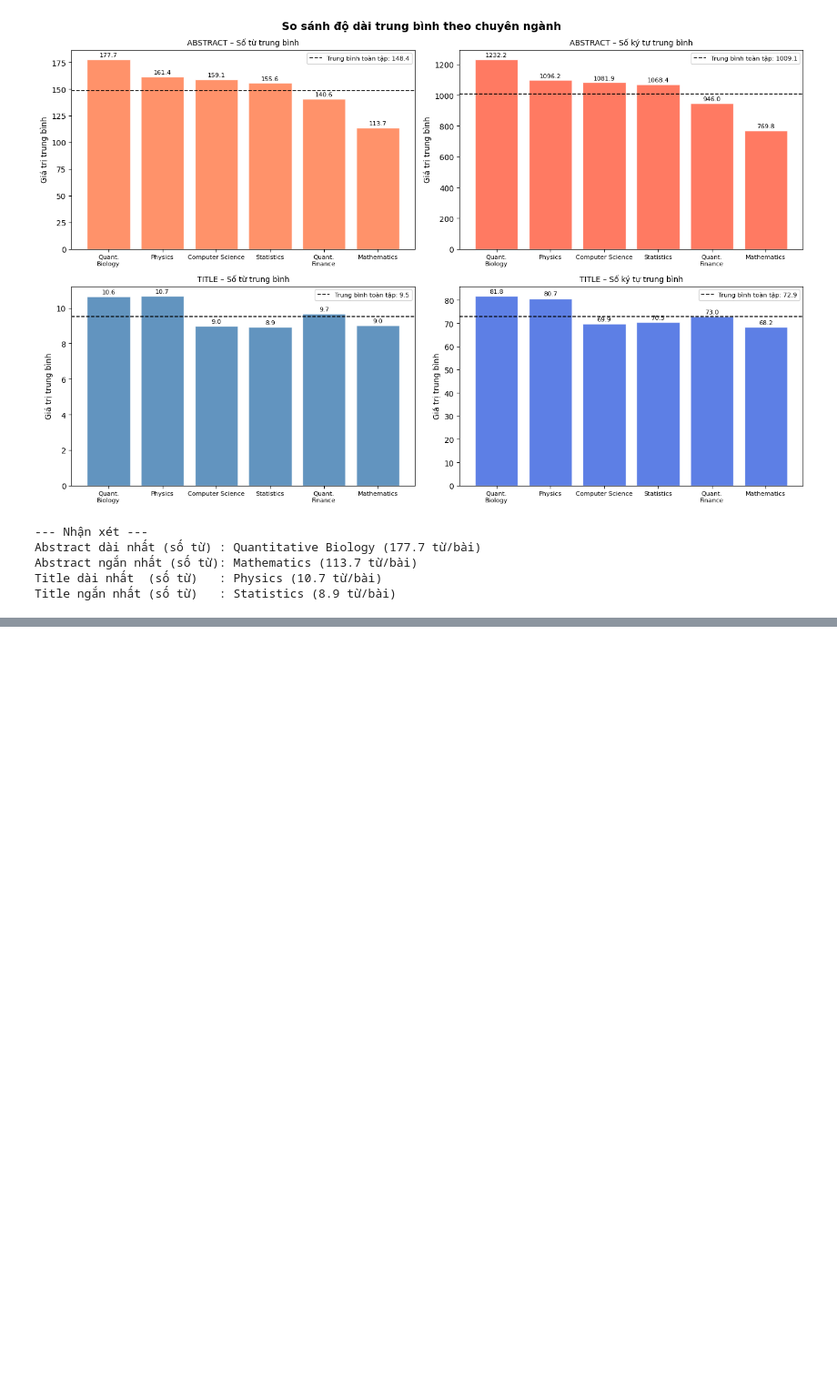
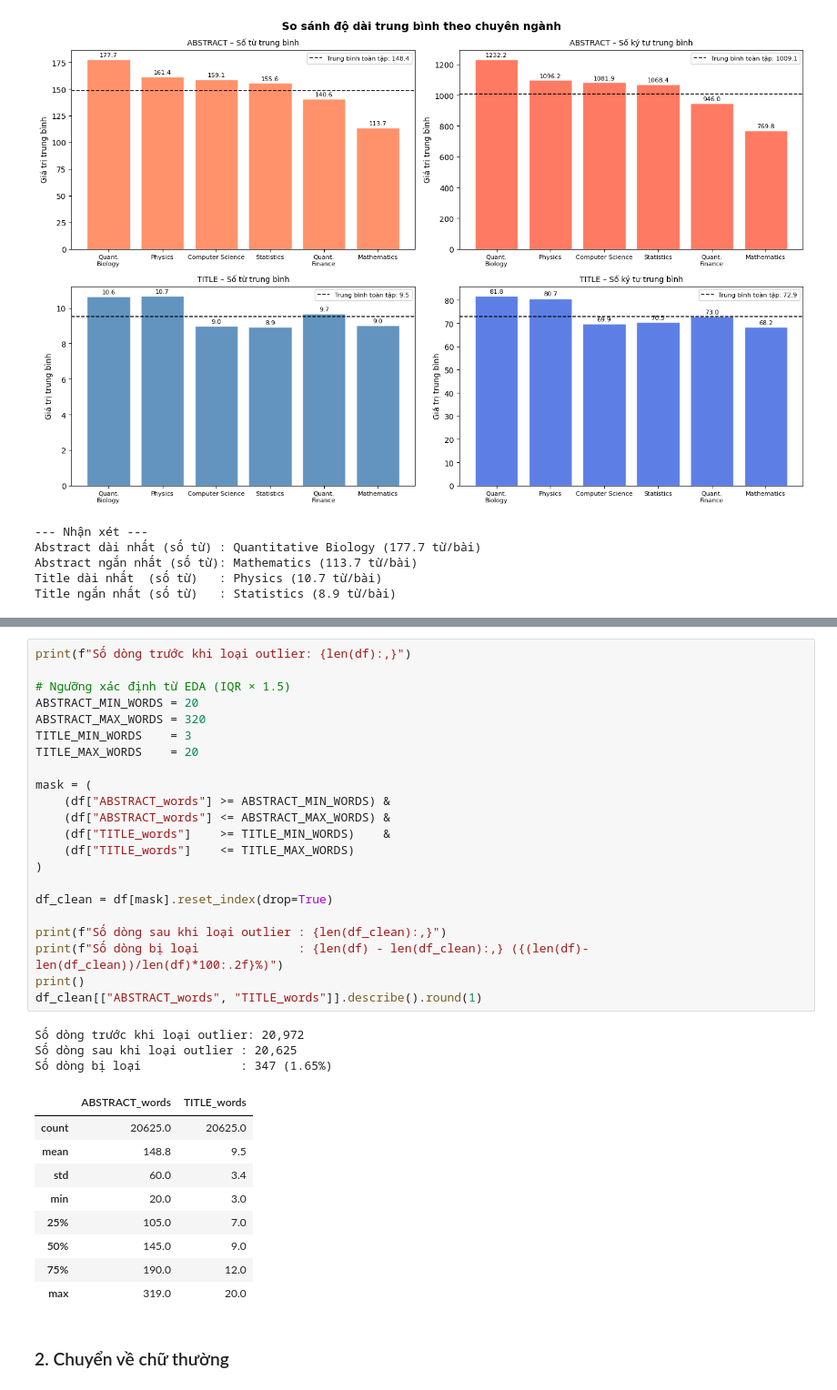
Before and after one commit to phngan05/ML-Assignment, a Jupyter notebook: notebooks/main.ipynb, the cells around one changed output, grey strips where cells are left out. Shown at 91% size. Drawn from its saved outputs; the diff is of its cells as text; blank space fills up the shorter version.

```diff
--- a/notebooks/main.ipynb
+++ b/notebooks/main.ipynb
@@ -350,0 +359,37 @@ Title ngắn nhất (số từ)   : Statistics (8.9 từ/bài)
+# %%
+print(f"Số dòng trước khi loại outlier: {len(df):,}")
+
+# Ngưỡng xác định từ EDA (IQR × 1.5)
+ABSTRACT_MIN_WORDS = 20
+ABSTRACT_MAX_WORDS = 320
+TITLE_MIN_WORDS    = 3
+TITLE_MAX_WORDS    = 20
+
+mask = (
+    (df["ABSTRACT_words"] >= ABSTRACT_MIN_WORDS) &
+    (df["ABSTRACT_words"] <= ABSTRACT_MAX_WORDS) &
+    (df["TITLE_words"]    >= TITLE_MIN_WORDS)    &
+    (df["TITLE_words"]    <= TITLE_MAX_WORDS)
+)
+
+df_clean = df[mask].reset_index(drop=True)
+
+print(f"Số dòng sau khi loại outlier : {len(df_clean):,}")
+print(f"Số dòng bị loại              : {len(df) - len(df_clean):,} ({(len(df)-len(df_clean))/len(df)*100:.2f}%)")
+print()
+df_clean[["ABSTRACT_words", "TITLE_words"]].describe().round(1)
+# %% [output]
+Số dòng trước khi loại outlier: 20,972
+Số dòng sau khi loại outlier : 20,625
+Số dòng bị loại              : 347 (1.65%)
+|  | ABSTRACT_words | TITLE_words |
+| count | 20625.0 | 20625.0 |
+| mean | 148.8 | 9.5 |
+| std | 60.0 | 3.4 |
+| min | 20.0 | 3.0 |
+| 25% | 105.0 | 7.0 |
+| 50% | 145.0 | 9.0 |
+| 75% | 190.0 | 12.0 |
+| max | 319.0 | 20.0 |
+# %% [markdown]
+### 2. Chuyển về chữ thường
```
Also changed, not shown: parts of 12 cells of this notebook.
